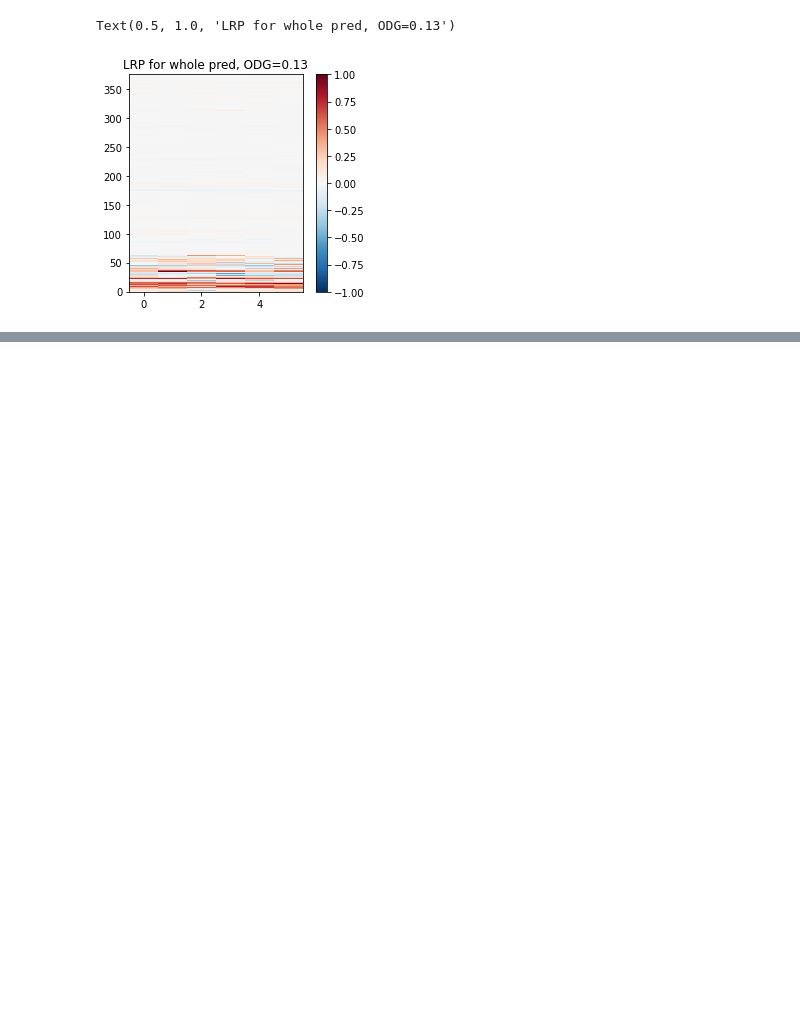
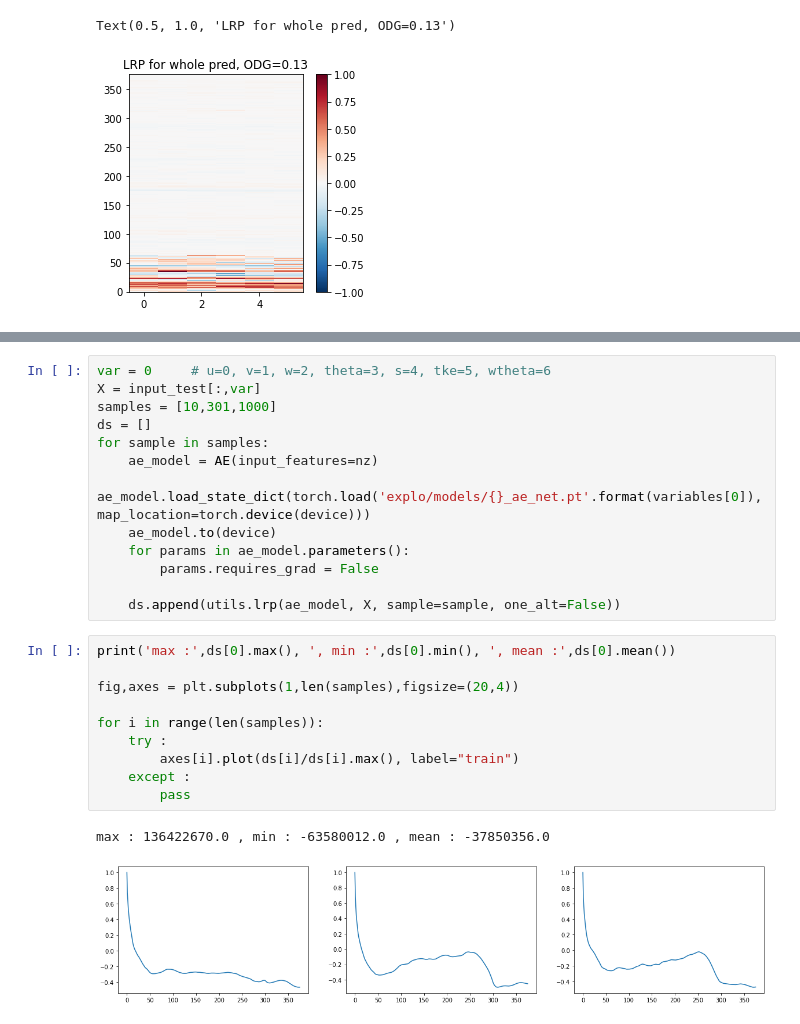
Before and after one commit to AdrienBq/Turbulence, a Jupyter notebook: explo/lrp.ipynb, the cells around one changed output, grey strips where cells are left out. Cells and saved outputs as stored; diff of their text form; blank space fills up the shorter version.

```diff
--- a/explo/lrp.ipynb
+++ b/explo/lrp.ipynb
@@ -162,0 +243,26 @@ Text(0.5, 1.0, 'LRP for whole pred, ODG=0.13')
+# %%
+var = 0     # u=0, v=1, w=2, theta=3, s=4, tke=5, wtheta=6
+X = input_test[:,var]
+samples = [10,301,1000]
+ds = []
+for sample in samples:
+    ae_model = AE(input_features=nz)
+    ae_model.load_state_dict(torch.load('explo/models/{}_ae_net.pt'.format(variables[0]), map_location=torch.device(device)))
+    ae_model.to(device)
+    for params in ae_model.parameters():
+        params.requires_grad = False
+
+    ds.append(utils.lrp(ae_model, X, sample=sample, one_alt=False))
+# %%
+print('max :',ds[0].max(), ', min :',ds[0].min(), ', mean :',ds[0].mean())
+
+fig,axes = plt.subplots(1,len(samples),figsize=(20,4))
+
+for i in range(len(samples)):
+    try :
+        axes[i].plot(ds[i]/ds[i].max(), label="train")
+    except :
+        pass
+# %% [output]
+max : 136422670.0 , min : -63580012.0 , mean : -37850356.0
+[figure, added]
```
Also changed, not shown: parts of 6 cells of this notebook, 5 other files.
